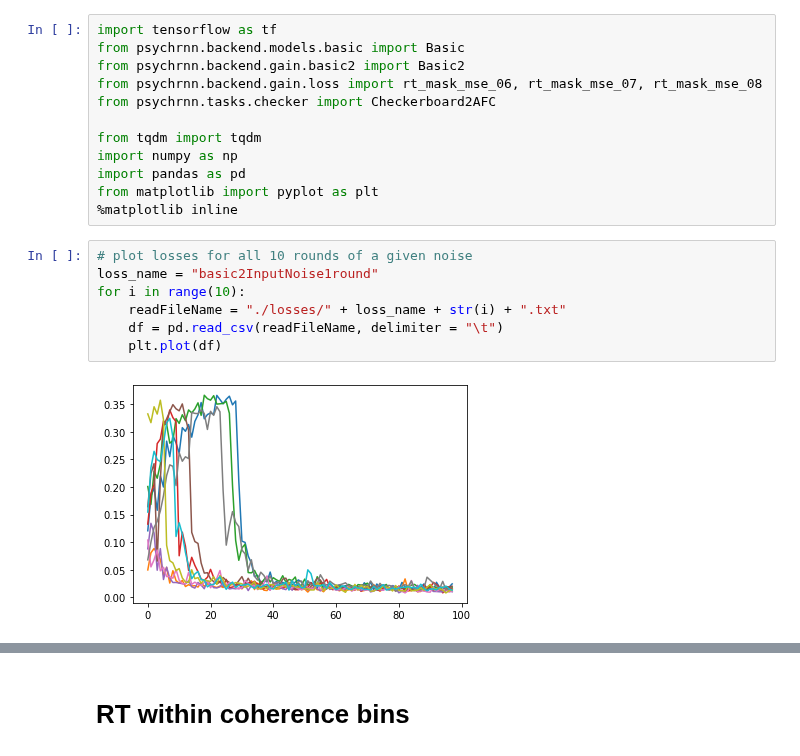
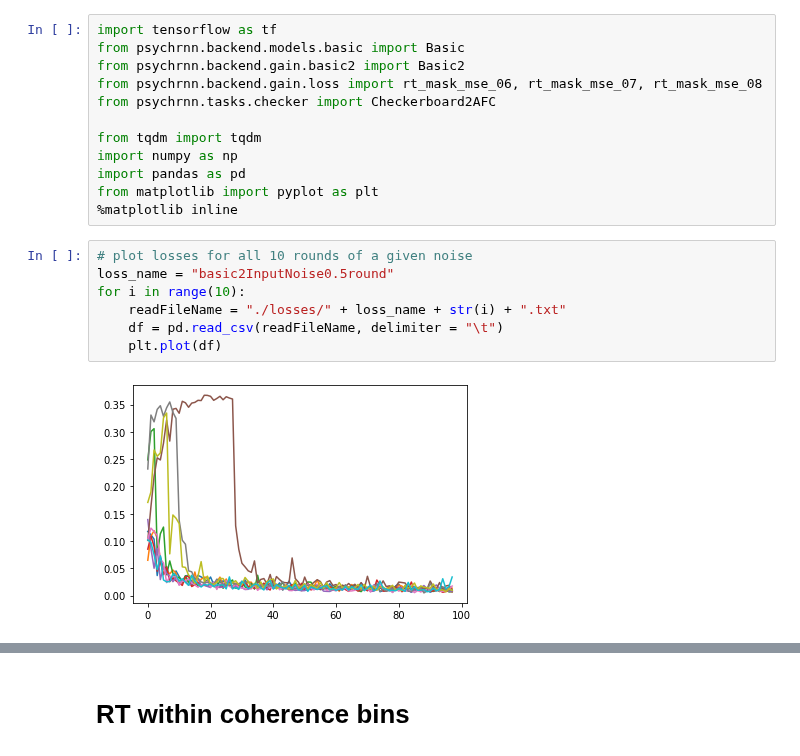
Before and after one commit to trustyuke/PsychRNN, a Jupyter notebook: analyzeInputNoise.ipynb, the cells around one changed output, grey strips where cells are left out. Saved outputs shown, nothing was run; the diff lists cells and outputs as text.

```diff
--- a/analyzeInputNoise.ipynb
+++ b/analyzeInputNoise.ipynb
@@ -12,13 +12,13 @@ from matplotlib import pyplot as plt
 %matplotlib inline
 # %%
 # plot losses for all 10 rounds of a given noise
-loss_name = "basic2InputNoise1round"
+loss_name = "basic2InputNoise0.5round"
 for i in range(10):
     readFileName = "./losses/" + loss_name + str(i) + ".txt"
     df = pd.read_csv(readFileName, delimiter = "\t")
     plt.plot(df)
 # %% [output]
-[figure, old version]
+[figure, new version]
 # %%
 # plot session summary for all 10 rounds of a given noise
 for i in range(10):
```
Also changed, not shown: parts of 1 cell of this notebook, 6 other files.
